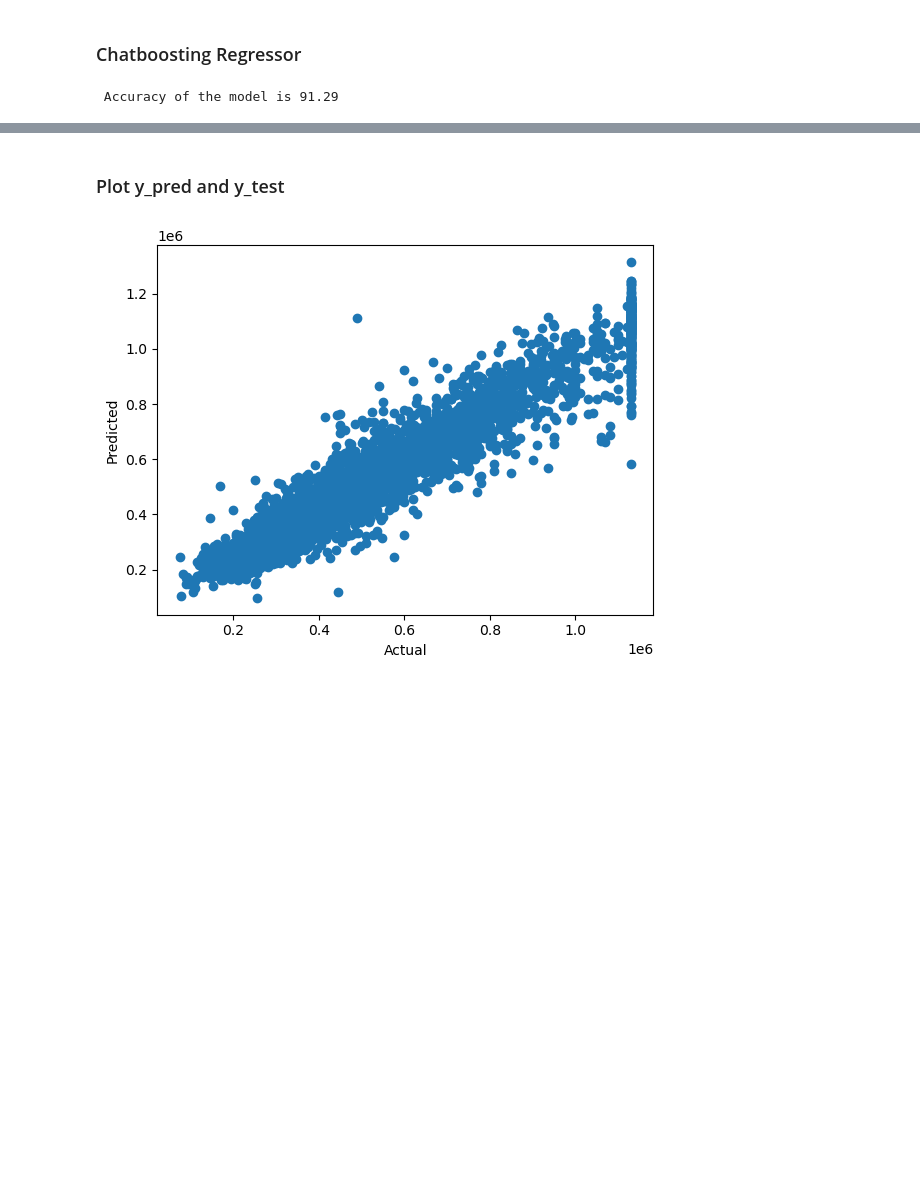
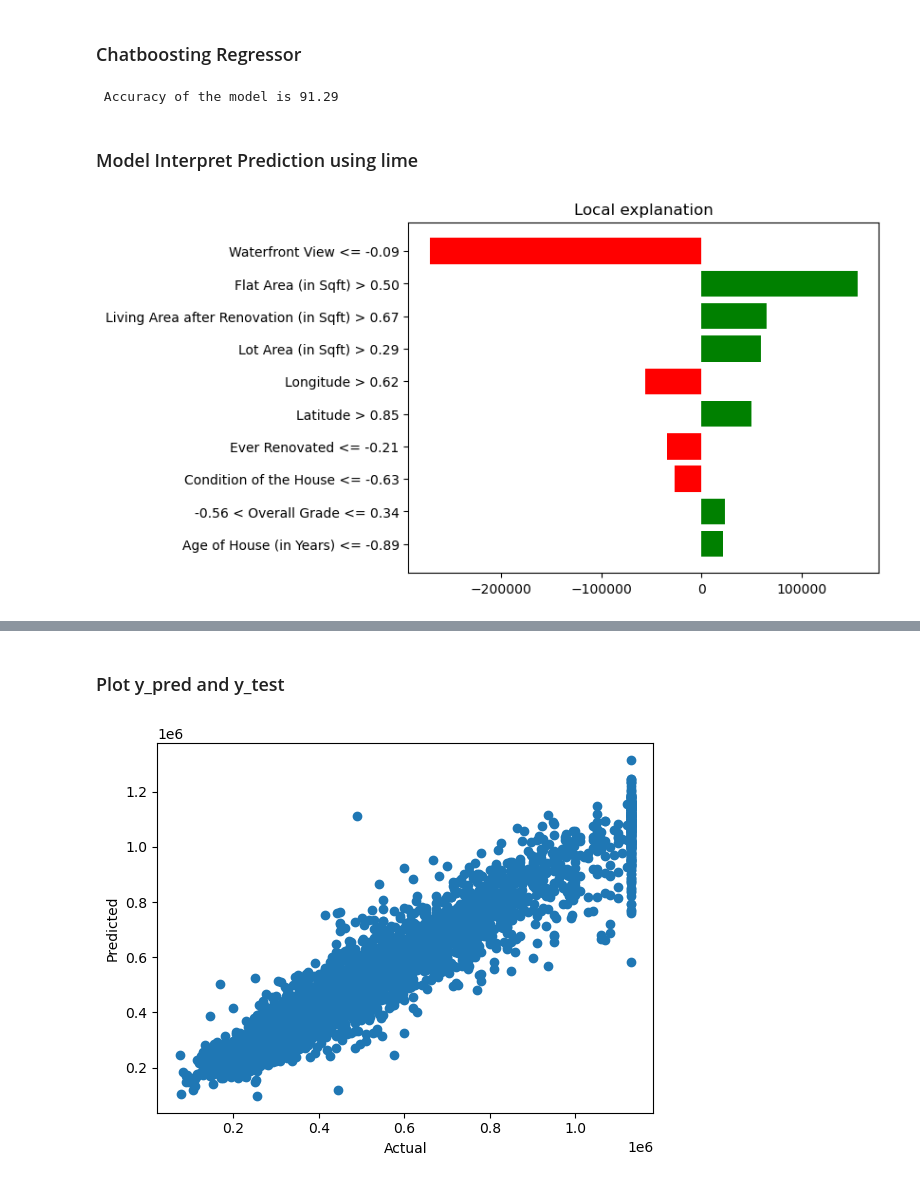
Before and after one commit to mayanksharma45/Housing-Price-Prediction-System, a Jupyter notebook: research/Model_Training.ipynb, the cells around one changed output, grey strips where cells are left out. Saved outputs shown, nothing was run; the diff lists cells and outputs as text; code cells hidden in the pictures; blank space fills up the shorter version.

```diff
--- a/research/Model_Training.ipynb
+++ b/research/Model_Training.ipynb
@@ -151,3 +151,39 @@ score = r2_score(y_test, y_pred)*100
 print(" Accuracy of the model is %.2f" %score)
 # %% [output]
  Accuracy of the model is 91.29
+# %% [markdown]
+### Model Interpret Prediction using lime
+# %%
+import numpy as np
+import lime
+import lime.lime_tabular
+import matplotlib.pyplot as plt
+from catboost import CatBoostRegressor
+
+# Train CatBoostRegressor
+model = CatBoostRegressor(verbose=False)
+model.fit(X_train, y_train)
+
+# Initialize LIME Explainer
+explainer = lime.lime_tabular.LimeTabularExplainer(
+    training_data=X_train.values,
+    mode='regression',
+    feature_names=X_train.columns.tolist(),
+    discretize_continuous=True
+)
+
+instance_idx = 0
+instance = X_test.iloc[instance_idx]
+
+# Generate LIME explanation
+explanation = explainer.explain_instance(
+    instance.values,
+    model.predict,
+    num_features=10
+)
+
+# Plot LIME explanation
+explanation.as_pyplot_figure()
+plt.show()
+# %% [output]
+[figure, added]
```
Also changed, not shown: parts of 4 cells of this notebook, 24 other files.
